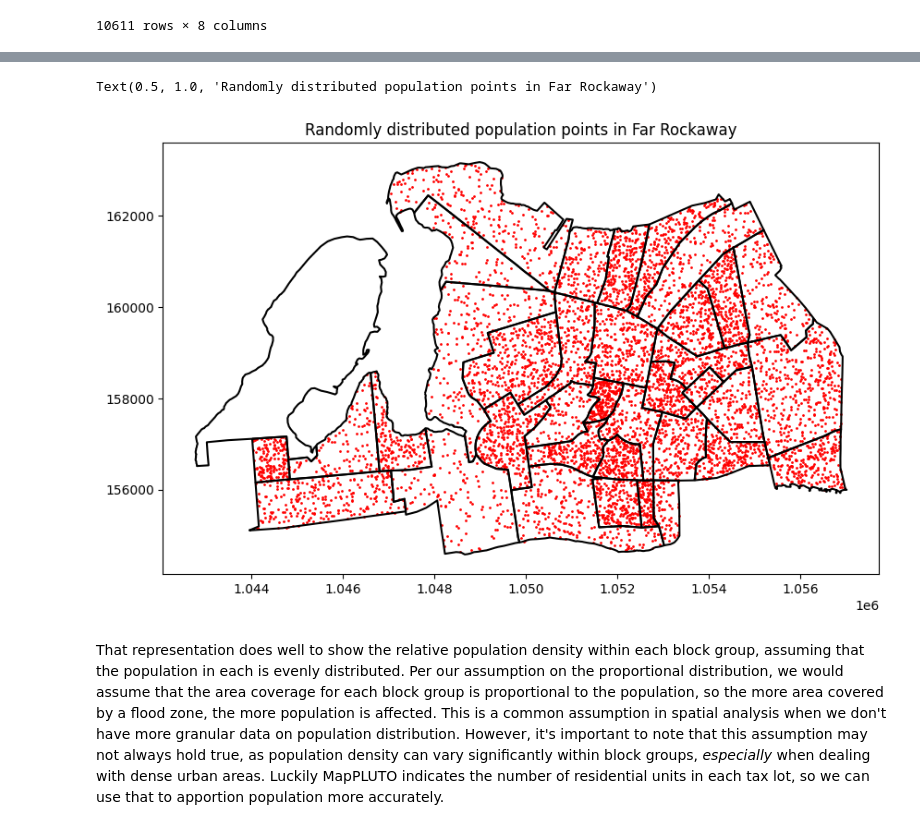
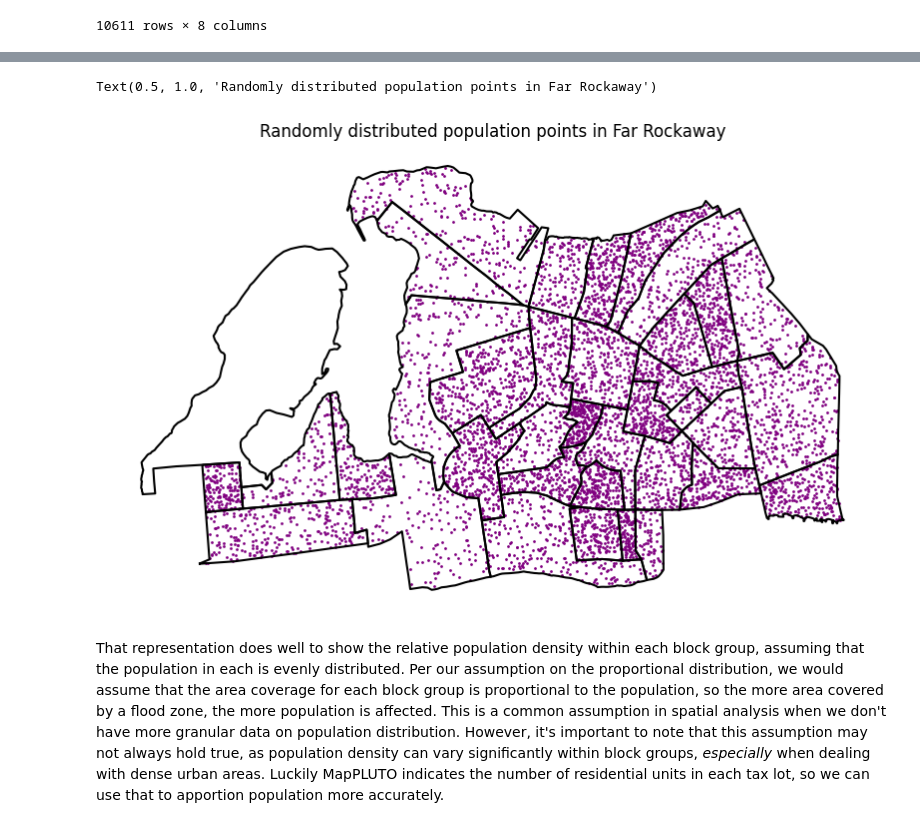
Before and after one commit to mapping-systems/cdp-mapping-systems, a Jupyter notebook: content/Tutorials/flood_vulnerability_proportional_split.ipynb, the cells around one changed output, grey strips where cells are left out. Drawn from its saved outputs; the diff is of its cells as text; code cells hidden in the pictures.

```diff
--- a/content/Tutorials/flood_vulnerability_proportional_split.ipynb
+++ b/content/Tutorials/flood_vulnerability_proportional_split.ipynb
@@ -15,6 +18,8 @@ from cdptools import utils
 # %%
 import geopandas as gpd
 import requests
+# %%
+utils.set_axis_off()
 # %%
 far_rockaway_gdf = gpd.read_file(
     "https://data.cityofnewyork.us/resource/9nt8-h7nd.geojson?$query=SELECT%20borocode%2C%20boroname%2C%20countyfips%2C%20nta2020%2C%20ntaname%2C%20ntaabbrev%2C%20ntatype%2C%20cdta2020%2C%20cdtaname%2C%20shape_leng%2C%20shape_area%2C%20the_geom%20SEARCH%20%22far%22"
@@ -137,12 +120,12 @@ census_far_rockaway_gdf["pop_points"] = census_far_rockaway_gdf.apply(
 # %%
 ax = census_far_rockaway_gdf.boundary.plot(color="black", figsize=(10, 10))
 census_far_rockaway_gdf.set_geometry("pop_points").plot(
-    ax=ax, color="red", markersize=1
+    ax=ax, color="purple", markersize=1
 )
 ax.set_title("Randomly distributed population points in Far Rockaway")
 # %% [output]
 Text(0.5, 1.0, 'Randomly distributed population points in Far Rockaway')
-[figure, old version]
+[figure, new version]
 # %% [markdown]
 That representation does well to show the relative population density within each block group, assuming that the population in each is evenly distributed. Per our assumption on the proportional distribution, we would assume that the area coverage for each block group is proportional to the population, so the more area covered by a flood zone, the more population is affected. This is a common assumption in spatial analysis when we don't have more granular data on population distribution. However, it's important to note that this assumption may not always hold true, as population density can vary significantly within block groups, *especially* when dealing with dense urban areas. Luckily MapPLUTO indicates the number of residential units in each tax lot, so we can use that to apportion population more accurately.
 # %%
```
Also changed, not shown: parts of 11 cells of this notebook.
